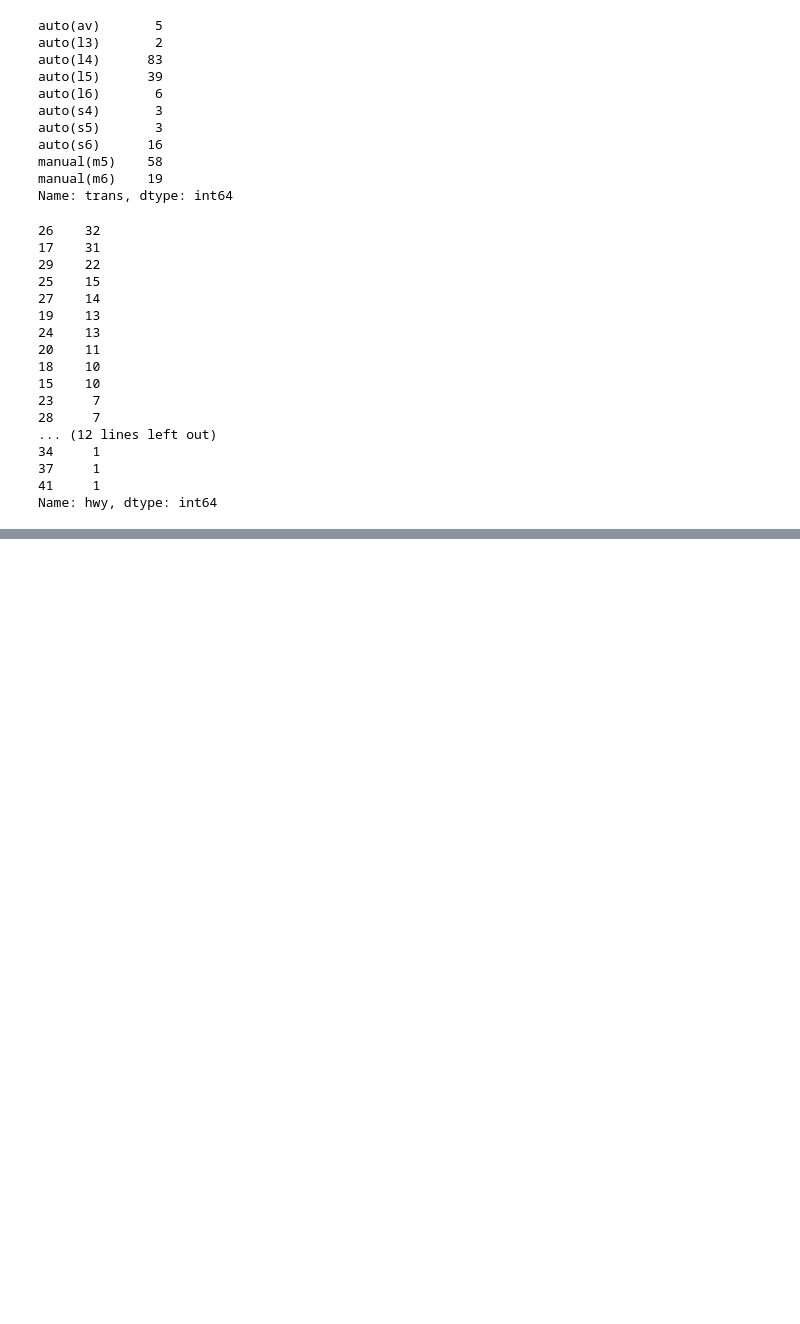
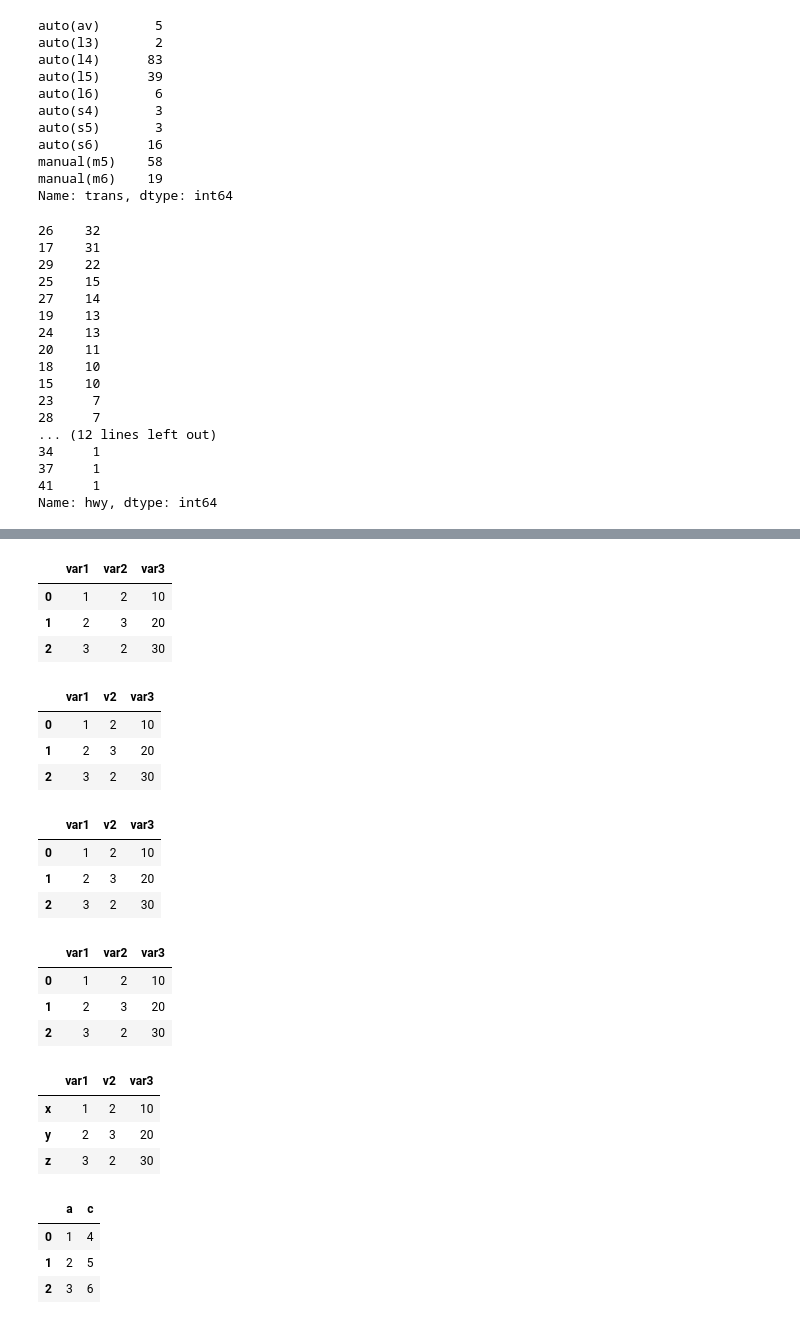
Before and after one commit to jw13k/2024-1-my-BDA, a Jupyter notebook: inclass/03w_0322_fri_ch05_dataframe_medium.ipynb, the cells around one changed output, grey strips where cells are left out. Saved outputs shown, nothing was run; the diff lists cells and outputs as text; code cells hidden in the pictures; blank space fills up the shorter version.

```diff
--- a/inclass/03w_0322_fri_ch05_dataframe_medium.ipynb
+++ b/inclass/03w_0322_fri_ch05_dataframe_medium.ipynb
@@ -299,0 +411,37 @@ Name: hwy, dtype: int64
+# %%
+df_new
+# %% [output]
+|  | var1 | var2 | var3 |
+| 0 | 1 | 2 | 10 |
+| 1 | 2 | 3 | 20 |
+| 2 | 3 | 2 | 30 |
+# %%
+df_new.rename(columns= {'var2' : 'v2'})
+# %% [output]
+|  | var1 | v2 | var3 |
+| 0 | 1 | 2 | 10 |
+| 1 | 2 | 3 | 20 |
+| 2 | 3 | 2 | 30 |
+# %%
+df_new = df_new.rename(columns= {'var2' : 'v2'})
+df_new
+# %% [output]
+|  | var1 | v2 | var3 |
+| 0 | 1 | 2 | 10 |
+| 1 | 2 | 3 | 20 |
+| 2 | 3 | 2 | 30 |
+# %%
+df_raw
+# %% [output]
+|  | var1 | var2 | var3 |
+| 0 | 1 | 2 | 10 |
+| 1 | 2 | 3 | 20 |
+| 2 | 3 | 2 | 30 |
+# %%
+df_new = df_new.rename(index= {0: 'x', 1: 'y', 2: 'z'})
+df_new
+# %% [output]
+|  | var1 | v2 | var3 |
+| x | 1 | 2 | 10 |
+| y | 2 | 3 | 20 |
+| z | 3 | 2 | 30 |
@@ -299,0 +450,8 @@ Name: hwy, dtype: int64
+# %%
+df = pd.DataFrame({"A": [1, 2, 3], "B": [4, 5, 6]})
+df.rename(columns={"A": "a", "B": "c"})
+# %% [output]
+|  | a | c |
+| 0 | 1 | 4 |
+| 1 | 2 | 5 |
+| 2 | 3 | 6 |
```
Also changed, not shown: parts of 19 cells of this notebook.
